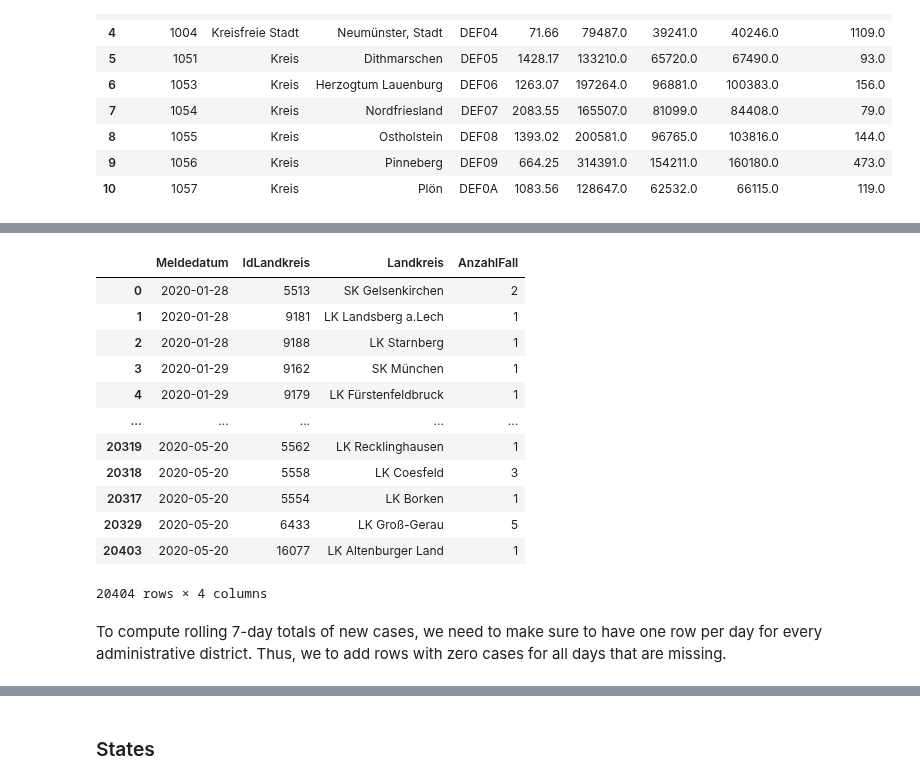
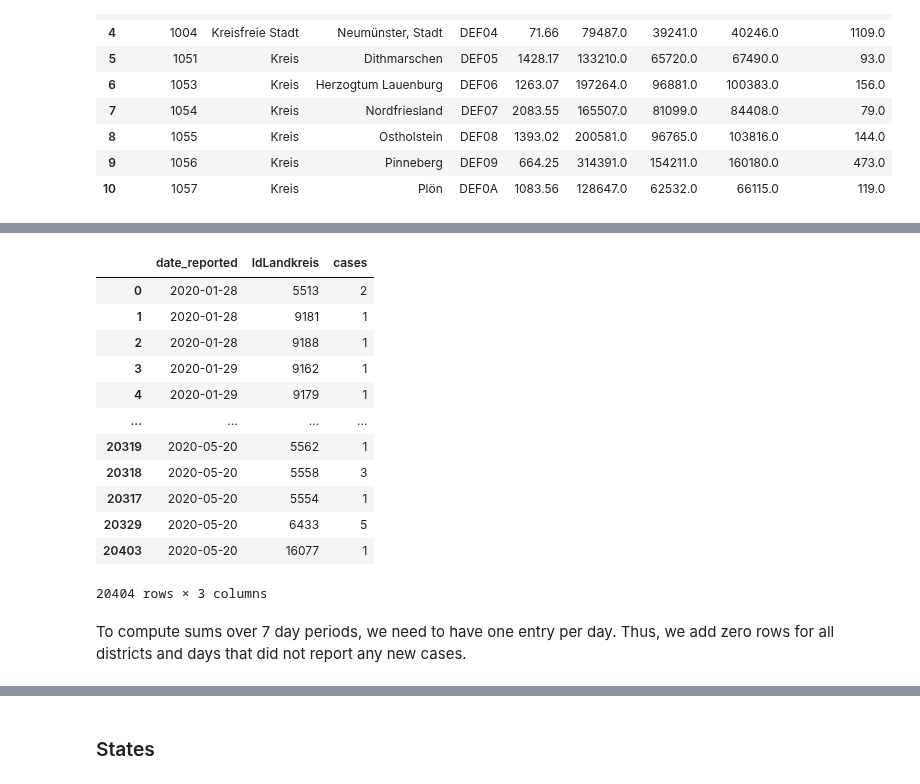
Before and after one commit to larpal/DSND_capstone, a Jupyter notebook: ETL.ipynb, the cells around one changed output, grey strips where cells are left out. Drawn from its saved outputs; the diff is of its cells as text; code cells hidden in the pictures.

```diff
--- a/ETL.ipynb
+++ b/ETL.ipynb
@@ -13,0 +27,3 @@ df_rki['Meldedatum'] = pd.to_datetime(df_rki['Meldedatum'], format='%Y/%m/%d')
+# %%
+# convert date to datetime
+df_rki[str_date] = pd.to_datetime(df_rki[str_date], format='%Y/%m/%d')
@@ -48,7 +92,17 @@ df_deaths_stats
 | 3 | A60-A79 | 2516 |
 | 4 | A80+ | 4697 |
 # %%
-df_cases.drop(columns=['AnzahlTodesfall','NeuerTodesfall','AnzahlGenesen','NeuGenesen','Altersgruppe2'], inplace=True)
-df_deaths.drop(columns=['AnzahlFall','NeuerFall','NeuGenesen','AnzahlGenesen','Altersgruppe2'], inplace=True)
-df_recovered.drop(columns=['AnzahlFall','NeuerFall','AnzahlTodesfall','NeuerTodesfall','Altersgruppe2'], inplace=True)
+# drop unnecessary columns
+df_cases.drop(columns=\
+        [str_d,'NeuerTodesfall',str_r,\
+         'NeuGenesen','Altersgruppe2'],\
+          inplace=True)
+df_deaths.drop(columns=\
+        [str_c,'NeuerFall','NeuGenesen',\
+         str_r,'Altersgruppe2'], \
+         inplace=True)
+df_recovered.drop(columns=\
+        [str_c,'NeuerFall',str_d,\
+         'NeuerTodesfall','Altersgruppe2'], \
+         inplace=True)
 # %% [markdown]
@@ -58,14 +112,12 @@ Data cleaining:
 - drop column `Altersgruppe2` since this is not published any more.
 - drop column `Datenstand` as this is always the current date
 # %%
-# merge Berlin cases since we currently don't have population data for the individual districts
-df_cases.loc[df_cases['IdLandkreis'].isin(np.arange(11000,11013,1)),'IdLandkreis'] = 11000
-df_cases.loc[df_cases['IdLandkreis'].isin(np.arange(11000,11013,1)),'Landkreis'] = 'SK Berlin'
-# convert columns to datetimes
-#df_cases['Meldedatum'] = df_cases['Meldedatum'].apply(pd.to_datetime)
-#df_cases['Datenstand'] = df_cases['Datenstand'].apply(lambda x: pd.to_datetime(x.split(',')[0]))
-#df_cases['Refdatum'] = df_cases['Refdatum'].apply(pd.to_datetime)
-# drop irrelevant columns
+# merge Berlin cases since we currently don't have population data for the
+# individual districts
+df_cases.loc[df_cases['IdLandkreis'].\
+            isin(np.arange(11000,11013,1)),'IdLandkreis'] = 11000
+df_cases.loc[df_cases['IdLandkreis'].\
+            isin(np.arange(11000,11013,1)),str_dstrct] = 'SK Berlin'
 df_cases.drop(columns = ['Datenstand'], inplace=True)
 df_cases.head()
 # %% [output]
@@ -75,7 +127,3 @@ df_cases.head()
 | 2 | 8249442 | 1 | Schleswig-Holstein | SK Flensburg | A15-A34 | M | 1 | 2020-03-19 | ... |
 | 3 | 8249443 | 1 | Schleswig-Holstein | SK Flensburg | A15-A34 | M | 1 | 2020-03-21 | ... |
 | 4 | 8249444 | 1 | Schleswig-Holstein | SK Flensburg | A15-A34 | M | 1 | 2020-03-27 | ... |
-# %%
-# one-hot encode age groups
-df_cases = pd.concat([df_cases,pd.get_dummies(df_cases['Altersgruppe'], prefix='age')],axis=1).drop(columns='Altersgruppe')
-df_cases.head()
@@ -135,19 +157,19 @@ df_cases.copy()[['Meldedatum','AnzahlFall','IdLandkreis']].groupby(['Meldedatum'
 # %%
-#df_cases.groupby('IdLandkreis').rolling('7d').sum()
-df_to_roll = df_cases.copy()[['Meldedatum','AnzahlFall','IdLandkreis','Landkreis']].groupby(['Meldedatum','IdLandkreis','Landkreis']).sum().reset_index()
-df_to_roll.sort_values(by='Meldedatum',inplace = True)
+df_to_roll = df_cases.copy()[[str_date,str_c,'IdLandkreis']].\
+        groupby([str_date,'IdLandkreis']).sum().reset_index()
+df_to_roll.sort_values(by=str_date,inplace = True)
 df_to_roll
 # %% [output]
-|  | Meldedatum | IdLandkreis | Landkreis | AnzahlFall |
-| 0 | 2020-01-28 | 5513 | SK Gelsenkirchen | 2 |
-| 1 | 2020-01-28 | 9181 | LK Landsberg a.Lech | 1 |
-| 2 | 2020-01-28 | 9188 | LK Starnberg | 1 |
-| 3 | 2020-01-29 | 9162 | SK München | 1 |
-| 4 | 2020-01-29 | 9179 | LK Fürstenfeldbruck | 1 |
-| ... | ... | ... | ... | ... |
-| 20319 | 2020-05-20 | 5562 | LK Recklinghausen | 1 |
-| 20318 | 2020-05-20 | 5558 | LK Coesfeld | 3 |
-| 20317 | 2020-05-20 | 5554 | LK Borken | 1 |
-| 20329 | 2020-05-20 | 6433 | LK Groß-Gerau | 5 |
-| 20403 | 2020-05-20 | 16077 | LK Altenburger Land | 1 |
+|  | date_reported | IdLandkreis | cases |
+| 0 | 2020-01-28 | 5513 | 2 |
+| 1 | 2020-01-28 | 9181 | 1 |
+| 2 | 2020-01-28 | 9188 | 1 |
+| 3 | 2020-01-29 | 9162 | 1 |
+| 4 | 2020-01-29 | 9179 | 1 |
+| ... | ... | ... | ... |
+| 20319 | 2020-05-20 | 5562 | 1 |
+| 20318 | 2020-05-20 | 5558 | 3 |
+| 20317 | 2020-05-20 | 5554 | 1 |
+| 20329 | 2020-05-20 | 6433 | 5 |
+| 20403 | 2020-05-20 | 16077 | 1 |
-20404 rows × 4 columns
+20404 rows × 3 columns
@@ -158,3 +176,3 @@ df_to_roll
 # %% [markdown]
-To compute rolling 7-day totals of new cases, we need to make sure to have one row per day for every administrative district. Thus, we to add rows with zero cases for all days that are missing.
+To compute sums over 7 day periods, we need to have one entry per day. Thus, we add zero rows for all districts and days that did not report any new cases.
 # %%
```
Also changed, not shown: parts of 75 cells of this notebook.
